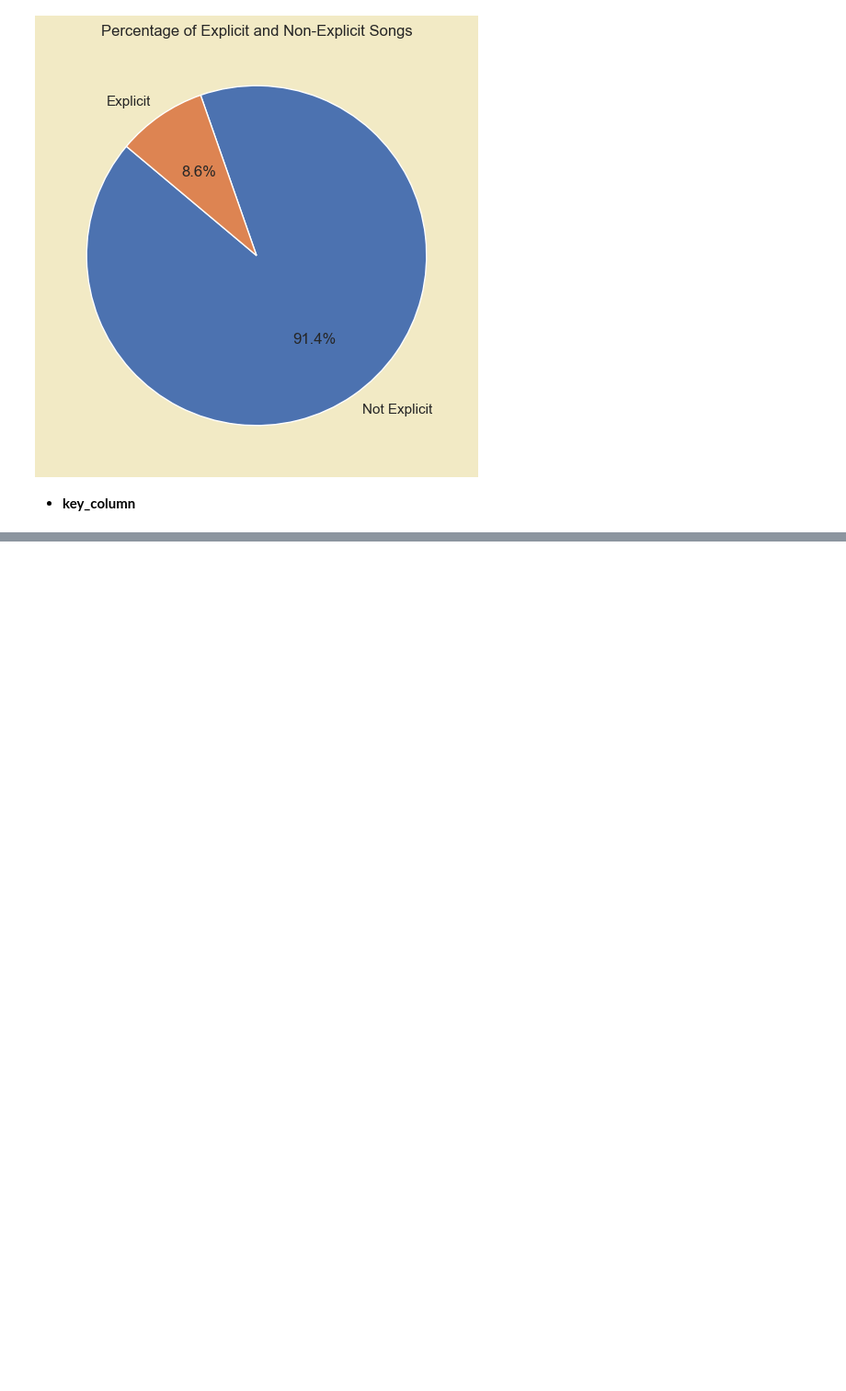
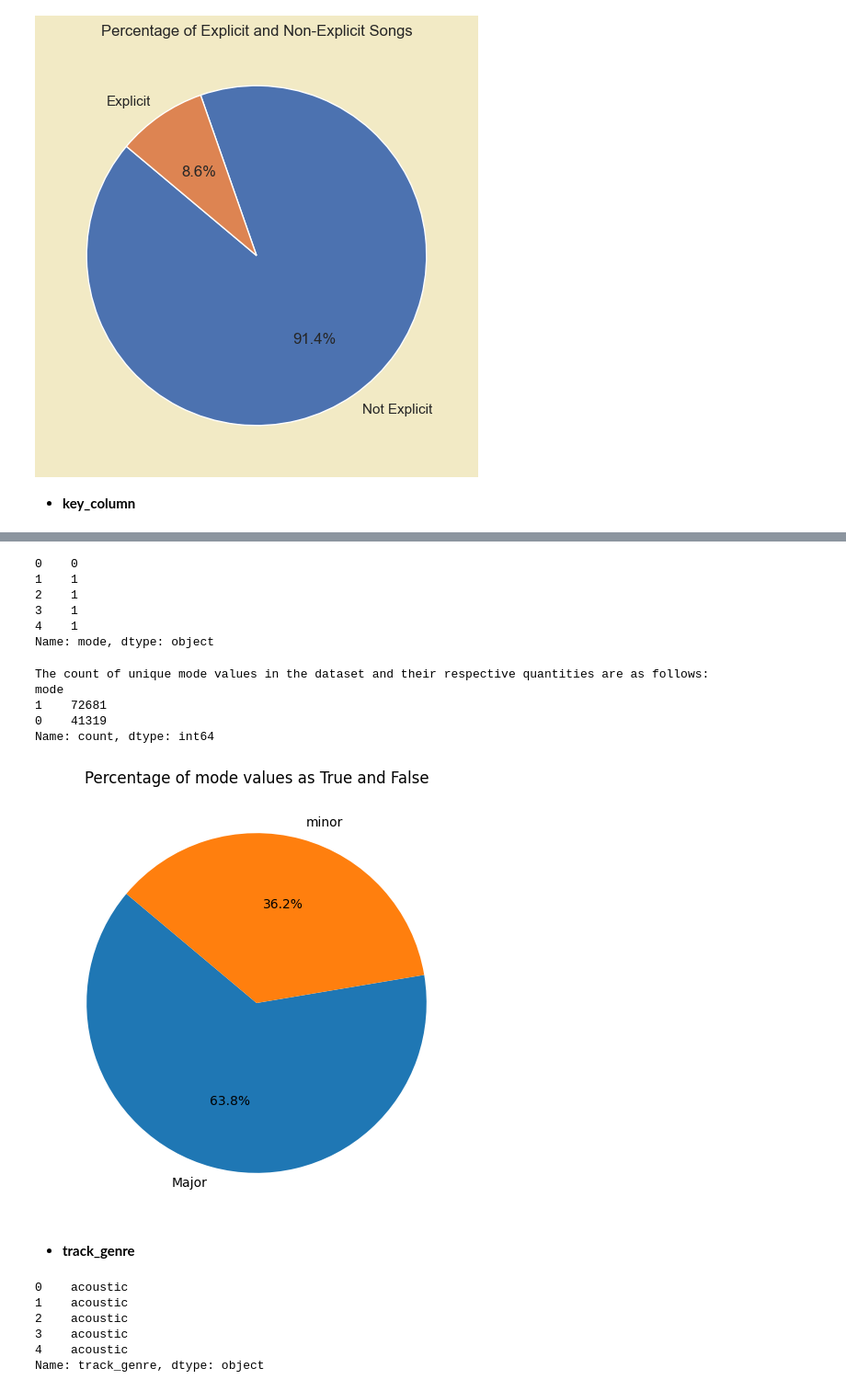
Before and after one commit to Juananalv205/Workshop002_spotify_grammy, a Jupyter notebook: notebooks/001_EDA_spotify.ipynb, the cells around one changed output, grey strips where cells are left out. Shown at 92% size. Cells and saved outputs as stored; diff of their text form; code cells hidden in the pictures; blank space fills up the shorter version.

```diff
--- a/notebooks/001_EDA_spotify.ipynb
+++ b/notebooks/001_EDA_spotify.ipynb
@@ -332,0 +451,33 @@ explicit_column = spotify_data['key_column']
+# %%
+mode.head(5)
+# %% [output]
+0    0
+1    1
+2    1
+3    1
+4    1
+Name: mode, dtype: object
+# %%
+# Count of unique records in 'mode' and this quantity
+print(f"The count of unique mode values in the dataset and their respective quantities are as follows:\n{mode.value_counts()}")
+# %% [output]
+The count of unique mode values in the dataset and their respective quantities are as follows:
+mode
+1    72681
+0    41319
+Name: count, dtype: int64
+# %%
+# create a pie chart of the mode column
+plt.figure(figsize=(10, 6))
+
+# Replace 0 and 1 by False and True respectively.
+labels = mode.value_counts().index.map({0: 'minor', 1: 'Major'})
+
+# Use mode.value_counts() for values
+plt.pie(mode.value_counts(), labels=labels, autopct='%1.1f%%', startangle=140)
+plt.title('Percentage of mode values as True and False')
+plt.show()
+# %% [output]
+[figure, added]
+# %% [markdown]
+- **track_genre**
@@ -332,0 +486,9 @@ explicit_column = spotify_data['key_column']
+# %%
+track_genre.head(5)
+# %% [output]
+0    acoustic
+1    acoustic
+2    acoustic
+3    acoustic
+4    acoustic
+Name: track_genre, dtype: object
```
Also changed, not shown: parts of 26 cells of this notebook, 1 other file.
